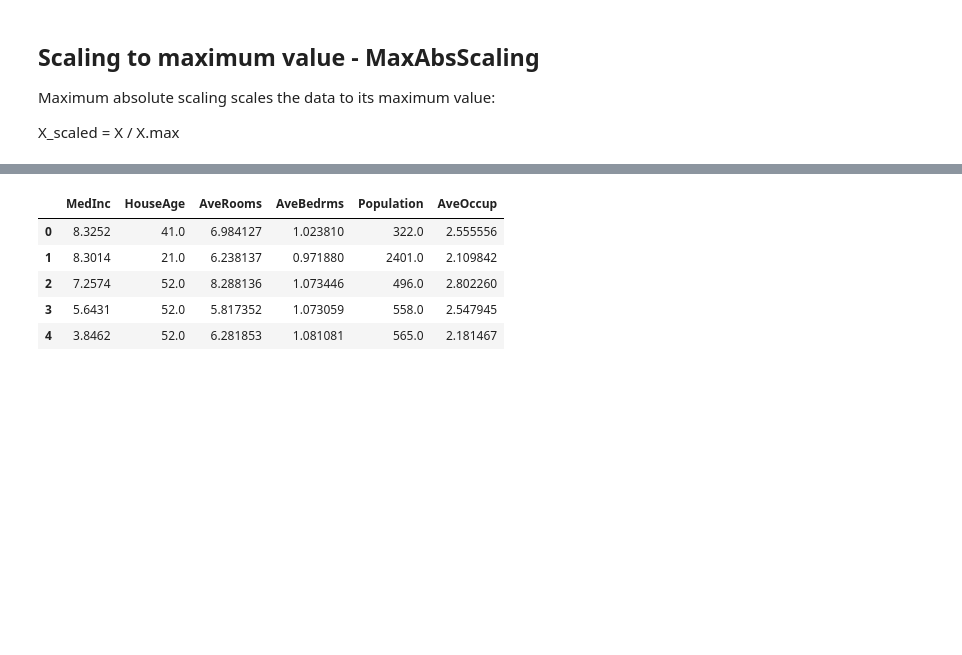
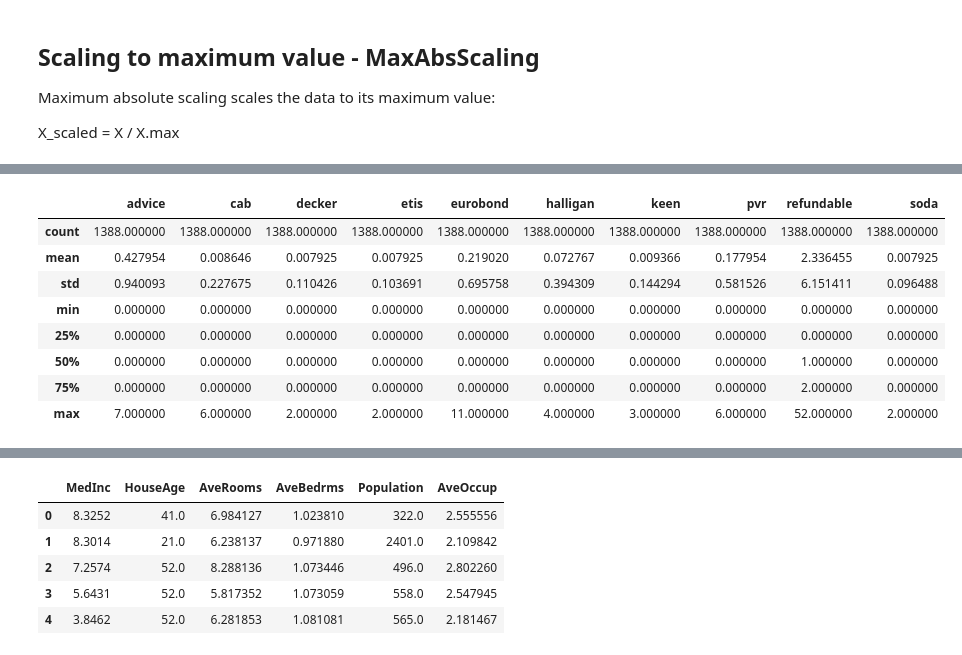
Before and after one commit to PacktPublishing/Python-Feature-Engineering-Cookbook-Second-Edition, a Jupyter notebook: ch07-scaling/Recipe-5-maximum-absolute-scaling.ipynb, the cells around one changed output, grey strips where cells are left out. Cells and saved outputs as stored; diff of their text form; code cells hidden in the pictures; blank space fills up the shorter version.

```diff
--- a/ch07-scaling/Recipe-5-maximum-absolute-scaling.ipynb
+++ b/ch07-scaling/Recipe-5-maximum-absolute-scaling.ipynb
@@ -6,0 +51,14 @@ X_scaled = X / X.max
+# %%
+# Inspect the original value statistics
+
+data.describe()
+# %% [output]
+|  | advice | cab | decker | etis | eurobond | halligan | keen | pvr | refundable | soda |
+| count | 1388.000000 | 1388.000000 | 1388.000000 | 1388.000000 | 1388.000000 | 1388.000000 | 1388.000000 | 1388.000000 | 1388.000000 | 1388.000000 |
+| mean | 0.427954 | 0.008646 | 0.007925 | 0.007925 | 0.219020 | 0.072767 | 0.009366 | 0.177954 | 2.336455 | 0.007925 |
+| std | 0.940093 | 0.227675 | 0.110426 | 0.103691 | 0.695758 | 0.394309 | 0.144294 | 0.581526 | 6.151411 | 0.096488 |
+| min | 0.000000 | 0.000000 | 0.000000 | 0.000000 | 0.000000 | 0.000000 | 0.000000 | 0.000000 | 0.000000 | 0.000000 |
+| 25% | 0.000000 | 0.000000 | 0.000000 | 0.000000 | 0.000000 | 0.000000 | 0.000000 | 0.000000 | 0.000000 | 0.000000 |
+| 50% | 0.000000 | 0.000000 | 0.000000 | 0.000000 | 0.000000 | 0.000000 | 0.000000 | 0.000000 | 1.000000 | 0.000000 |
+| 75% | 0.000000 | 0.000000 | 0.000000 | 0.000000 | 0.000000 | 0.000000 | 0.000000 | 0.000000 | 2.000000 | 0.000000 |
+| max | 7.000000 | 6.000000 | 2.000000 | 2.000000 | 11.000000 | 4.000000 | 3.000000 | 6.000000 | 52.000000 | 2.000000 |
```
Also changed, not shown: parts of 22 cells of this notebook.
